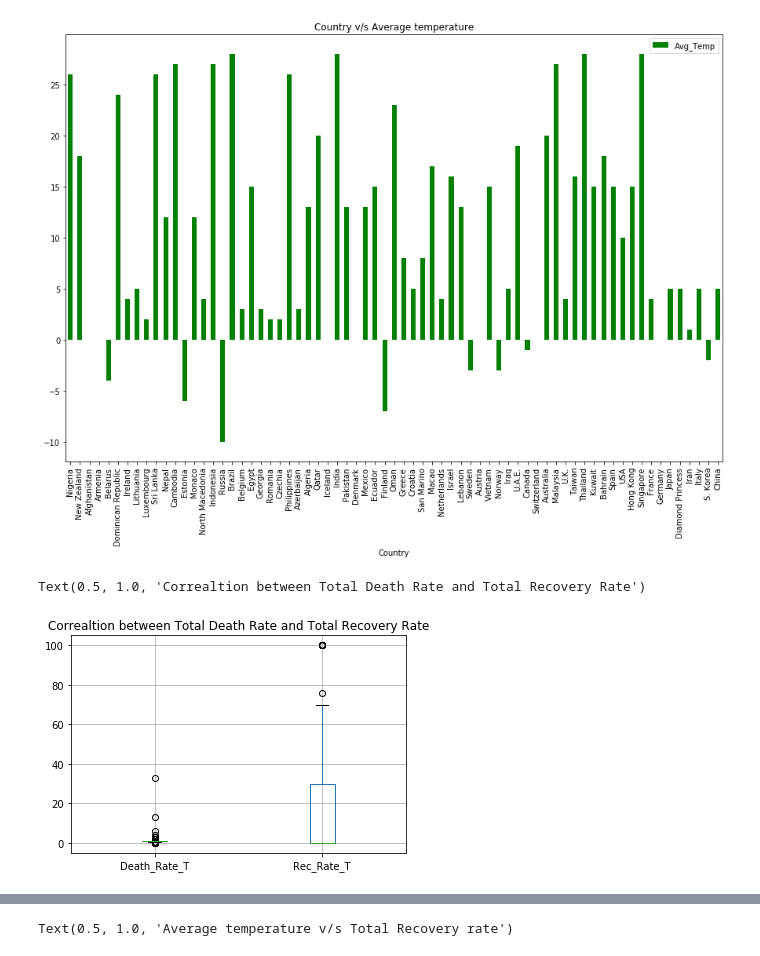
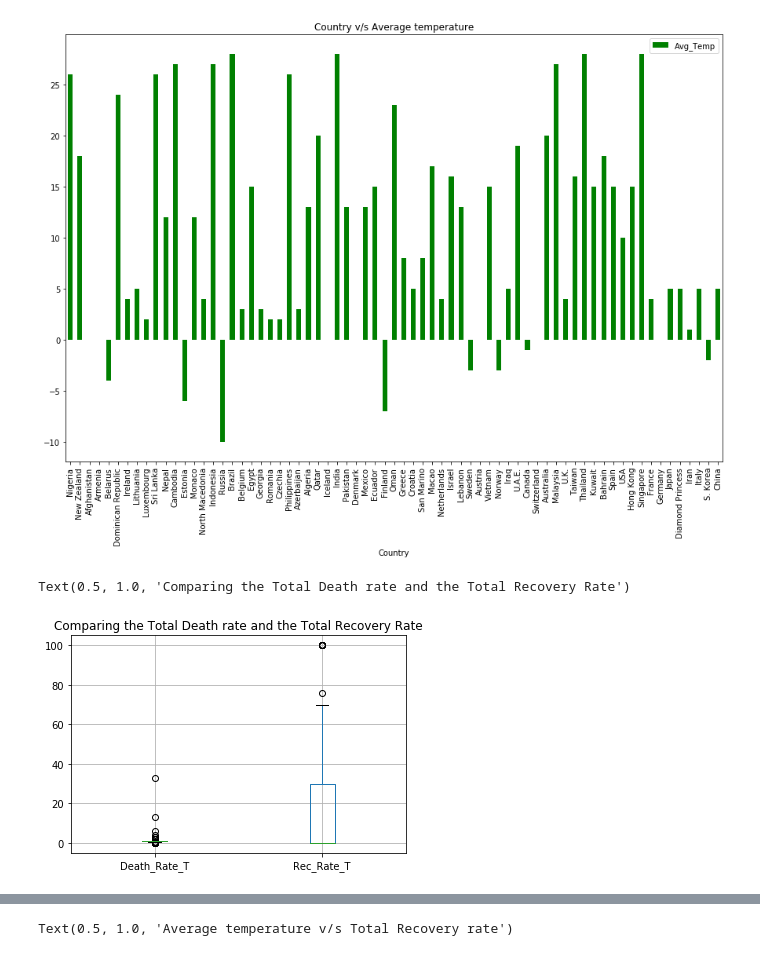
Before and after one commit to Sneha421/Can-summer-reduce-the-impact-of-Corona-Virus-, a Jupyter notebook: Notebook/Corona.ipynb, the cells around one changed output, grey strips where cells are left out. Saved outputs shown, nothing was run; the diff lists cells and outputs as text; code cells hidden in the pictures.

```diff
--- a/Notebook/Corona.ipynb
+++ b/Notebook/Corona.ipynb
@@ -182,10 +181,10 @@ Text(0.5, 1.0, 'Country v/s Average temperature')
 [figure]
 # %%
 df.boxplot(column=['Death_Rate_T','Rec_Rate_T'])
-plt.title('Correaltion between Total Death Rate and Total Recovery Rate')
+plt.title('Comparing the Total Death rate and the Total Recovery Rate')
 # %% [output]
-Text(0.5, 1.0, 'Correaltion between Total Death Rate and Total Recovery Rate')
+Text(0.5, 1.0, 'Comparing the Total Death rate and the Total Recovery Rate')
-[figure, old version]
+[figure, new version]
 # %%
 sns.lmplot(x='Avg_Temp',y='Death_Rate_T',data=df)
 plt.title('Average Temperature v/s Total Death Rate')
```
Also changed, not shown: parts of 12 cells of this notebook.
